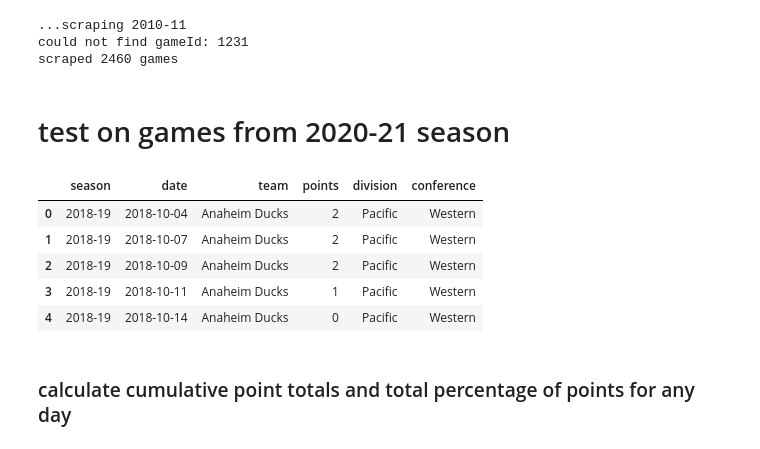
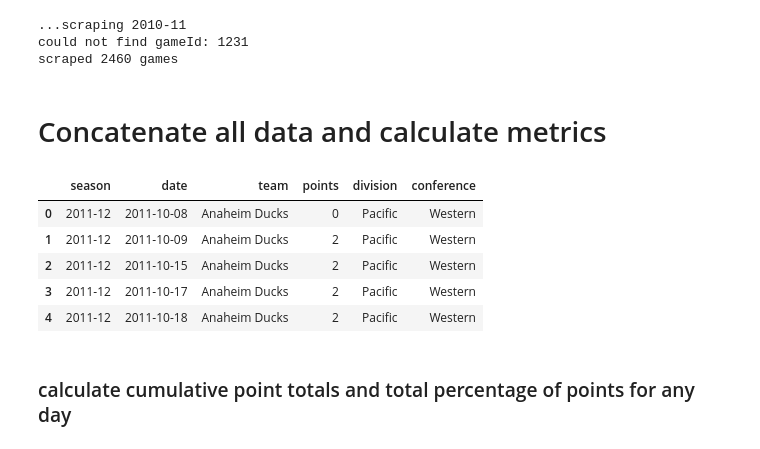
Before and after one commit to shawzy2/nhl_gm_knowledge_graph, a Jupyter notebook: notebook/game-score-miner.ipynb, the cells around one changed output. Cells and saved outputs as stored; diff of their text form; code cells hidden in the pictures.

```diff
--- a/notebook/game-score-miner.ipynb
+++ b/notebook/game-score-miner.ipynb
@@ -82,17 +83,25 @@ for season in seasons:
 could not find gameId: 1231
 scraped 2460 games
 # %% [markdown]
-# test on games from 2020-21 season
+# Concatenate all data and calculate metrics
+# %%
+li = []
+filenames = [f'linescore/games{season}-{str(season+1)[2:]}.csv' for season in range(2011,2021)]
+
+for filename in filenames:
+    df = pd.read_csv(filename, index_col=None, header=0)
+    li.append(df)
+
+df = pd.concat(li, axis=0, ignore_index=True)
 # %%
-df = pd.read_csv('linescore/games2018-19.csv')
 df.head()
 # %% [output]
 |  | season | date | team | points | division | conference |
-| 0 | 2018-19 | 2018-10-04 | Anaheim Ducks | 2 | Pacific | Western |
-| 1 | 2018-19 | 2018-10-07 | Anaheim Ducks | 2 | Pacific | Western |
-| 2 | 2018-19 | 2018-10-09 | Anaheim Ducks | 2 | Pacific | Western |
-| 3 | 2018-19 | 2018-10-11 | Anaheim Ducks | 1 | Pacific | Western |
-| 4 | 2018-19 | 2018-10-14 | Anaheim Ducks | 0 | Pacific | Western |
+| 0 | 2011-12 | 2011-10-08 | Anaheim Ducks | 0 | Pacific | Western |
+| 1 | 2011-12 | 2011-10-09 | Anaheim Ducks | 2 | Pacific | Western |
+| 2 | 2011-12 | 2011-10-15 | Anaheim Ducks | 2 | Pacific | Western |
+| 3 | 2011-12 | 2011-10-17 | Anaheim Ducks | 2 | Pacific | Western |
+| 4 | 2011-12 | 2011-10-18 | Anaheim Ducks | 2 | Pacific | Western |
 # %% [markdown]
 ### calculate cumulative point totals and total percentage of points for any day
 # %%
```
Also changed, not shown: parts of 31 cells of this notebook, 13 other files.
